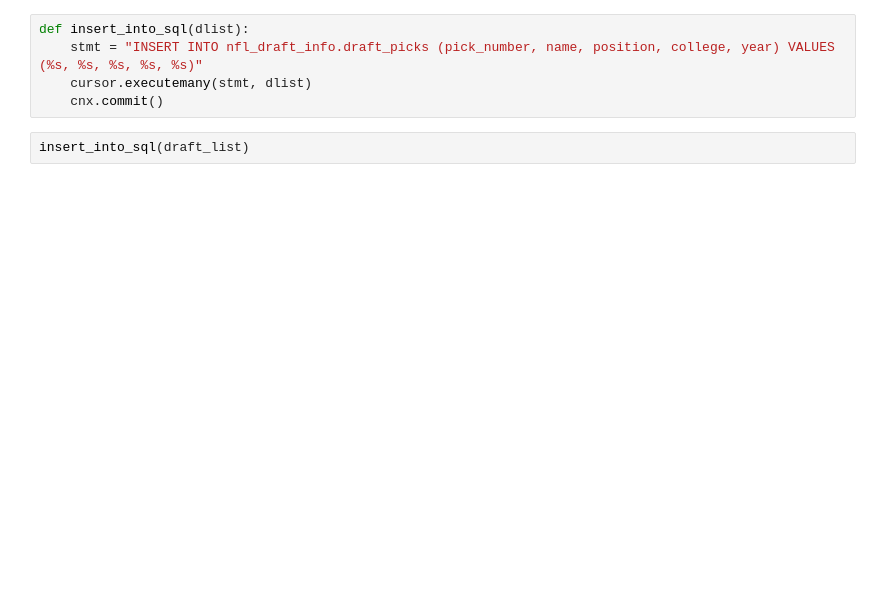
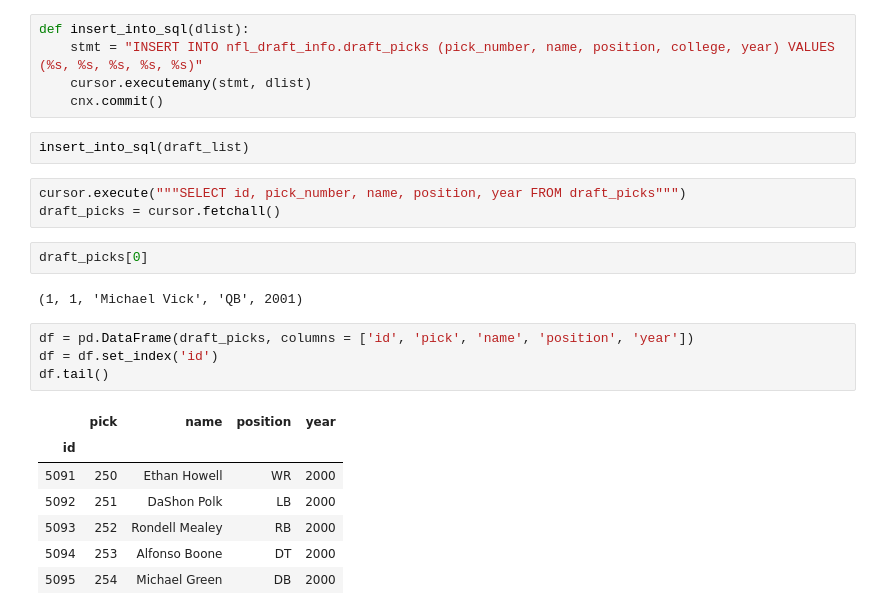
Before and after one commit to j-gilkey/nfl_draft_regression, a Jupyter notebook: nfl_draft_sequel.ipynb, the cells around one changed output. Saved outputs shown, nothing was run; the diff lists cells and outputs as text; blank space fills up the shorter version.

Commit message:
created draft picks dataframe

```diff
--- a/nfl_draft_sequel.ipynb
+++ b/nfl_draft_sequel.ipynb
@@ -168,3 +156,22 @@ def insert_into_sql(dlist):
     cnx.commit()
 # %%
 insert_into_sql(draft_list)
+# %%
+cursor.execute("""SELECT id, pick_number, name, position, year FROM draft_picks""")
+draft_picks = cursor.fetchall()
+# %%
+draft_picks[0]
+# %% [output]
+(1, 1, 'Michael Vick', 'QB', 2001)
+# %%
+df = pd.DataFrame(draft_picks, columns = ['id', 'pick', 'name', 'position', 'year'])
+df = df.set_index('id')
+df.tail()
+# %% [output]
+|  | pick | name | position | year |
+| id |  |  |  |  |
+| 5091 | 250 | Ethan Howell | WR | 2000 |
+| 5092 | 251 | DaShon Polk | LB | 2000 |
+| 5093 | 252 | Rondell Mealey | RB | 2000 |
+| 5094 | 253 | Alfonso Boone | DT | 2000 |
+| 5095 | 254 | Michael Green | DB | 2000 |
```
Also changed, not shown: parts of 6 cells of this notebook.
